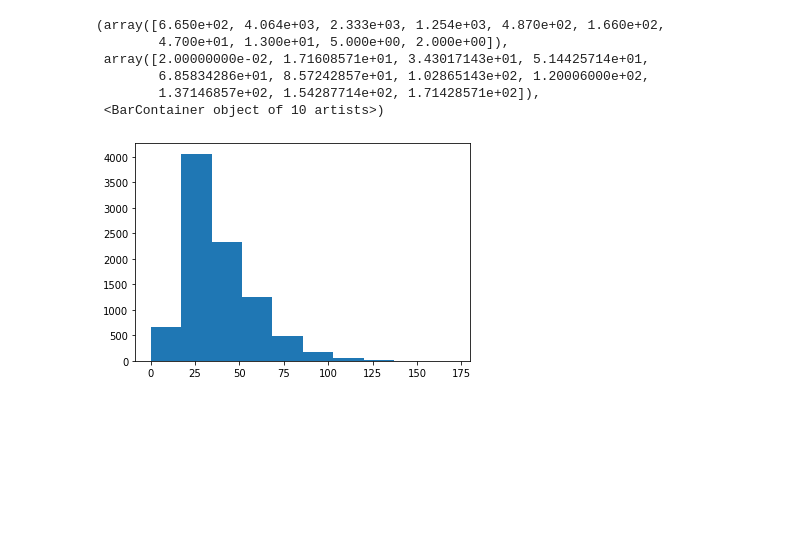
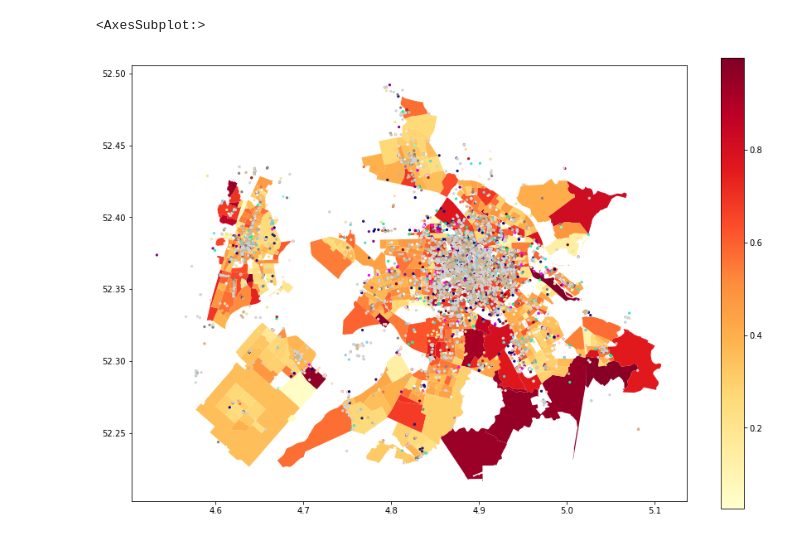
Before and after one commit to maufonsecasdfg/amsterdam_rent, a Jupyter notebook: geomatching.ipynb, the cells around one changed output. Cells and saved outputs as stored; diff of their text form; code cells hidden in the pictures; blank space fills up the shorter version.

```diff
--- a/geomatching.ipynb
+++ b/geomatching.ipynb
@@ -94,4 +125,0 @@ wijken.set_index(['wijknaam','gemeentenaam']).join(gdata.groupby(['wijknaam','ge
-# %%
-fig, ax = plt.subplots(figsize=(15, 10))
-buurten.set_index(['buurtnaam','gemeentenaam']).join(gdf.groupby(['buurtnaam','gemeentenaam'])['ppsRank'].median(),how='inner').plot(column='ppsRank',cmap='YlOrRd',ax=ax,legend=True)
-gyelp.plot(ax=ax)
@@ -101,2 +125,0 @@ gyelp.plot(ax=ax)
-# %%
-buurten.set_index(['buurtnaam','gemeentenaam']).join(gdf.groupby(['buurtnaam','gemeentenaam'])['ppsRank'].count(),how='inner').plot(column='ppsRank',cmap='BuGn',figsize=(15, 10),legend=True)
@@ -248,10 +126,7 @@ ModuleNotFoundError: No module named 'tensorflow.python'
-# %%
-plt.hist(data['price']/data['surface'])
-# %% [output]
-(array([6.650e+02, 4.064e+03, 2.333e+03, 1.254e+03, 4.870e+02, 1.660e+02,
-        4.700e+01, 1.300e+01, 5.000e+00, 2.000e+00]),
- array([2.00000000e-02, 1.71608571e+01, 3.43017143e+01, 5.14425714e+01,
-        6.85834286e+01, 8.57242857e+01, 1.02865143e+02, 1.20006000e+02,
-        1.37146857e+02, 1.54287714e+02, 1.71428571e+02]),
- <BarContainer object of 10 artists>)
-[figure, removed]
+# %%
+fig, ax = plt.subplots(figsize=(15, 10))
+buurten.set_index(['buurtnaam','gemeentenaam']).join(gdata.groupby(['buurtnaam','gemeentenaam'])['ppsRank'].median(),how='inner').plot(column='ppsRank',cmap='YlOrRd',ax=ax,legend=True)
+gyelp.plot(ax=ax,markersize=5,color=gyelp['color'])
+# %% [output]
+<AxesSubplot:>
+[figure, added]
```
Also changed, not shown: parts of 46 cells of this notebook, 8 other files.
